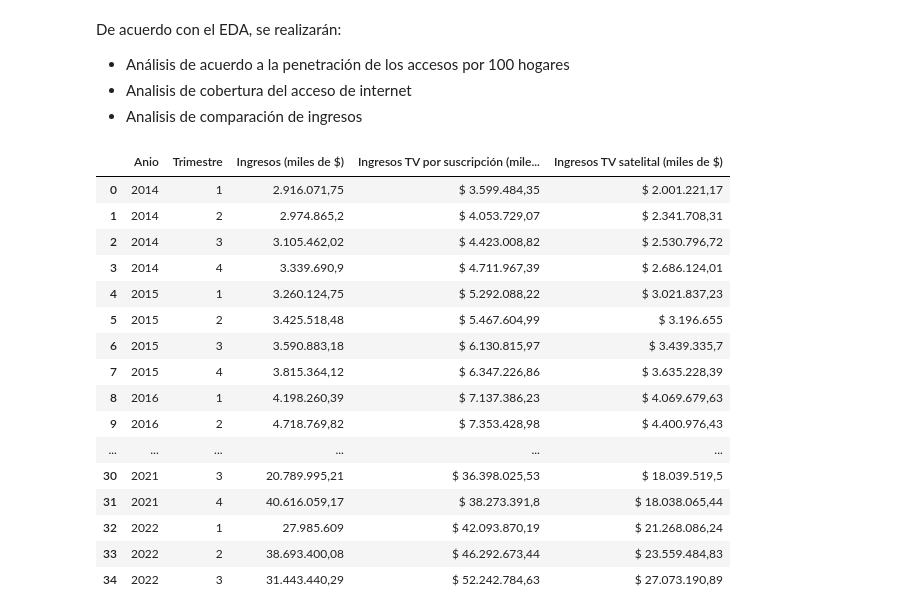
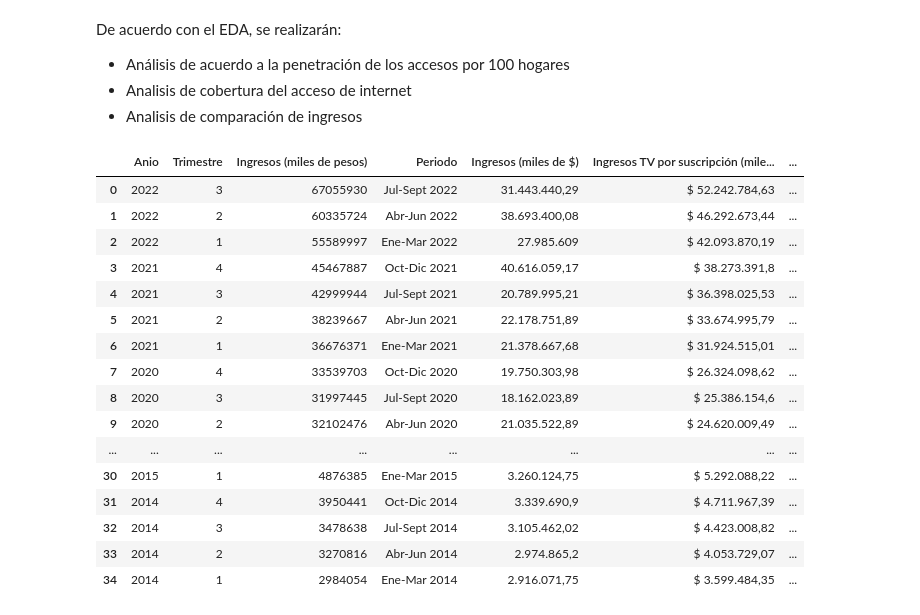
Before and after one commit to Tukytuky26/PI2_DataAnalytics, a Jupyter notebook: EDA.ipynb, the cells around one changed output. Cells and saved outputs as stored; diff of their text form; code cells hidden in the pictures.

```diff
--- a/EDA.ipynb
+++ b/EDA.ipynb
@@ -334,39 +334,39 @@ ingreso_telefonif.columns =ingreso_telefonif.columns.str.replace('Año', 'Anio')
 # %%
 def merge_bases_datos(tablas):
     # Verificar si hay al menos dos tablas para combinar
     if len(tablas) < 2:
         raise ValueError('Se requieren al menos dos tablas para combinar.')
 
     # Combinar las bases de datos utilizando la columna 'Periodo' como clave
     tabla_ingresos = tablas[0]
     for i in range(1, len(tablas)):
         tabla_ingresos = pd.merge(tabla_ingresos, tablas[i], on=['Anio', 'Trimestre'], how='inner')
 
     return tabla_ingresos
 
 # Ejemplo de uso
-tablas = [ingreso_telefonif, ingreso_tv_suscripcion]
+tablas = [i_ingresos_trimestral, ingreso_telefonif, ingreso_tv_suscripcion]
 
 tabla_ingresos = merge_bases_datos(tablas)
 
 # Mostrar la tabla combinada
 tabla_ingresos
 # %% [output]
-|  | Anio | Trimestre | Ingresos (miles de $) | Ingresos TV por suscripción (mile... | Ingresos TV satelital (miles de $) |
-| 0 | 2014 | 1 | 2.916.071,75 | $ 3.599.484,35 | $ 2.001.221,17 |
-| 1 | 2014 | 2 | 2.974.865,2 | $ 4.053.729,07 | $ 2.341.708,31 |
-| 2 | 2014 | 3 | 3.105.462,02 | $ 4.423.008,82 | $ 2.530.796,72 |
-| 3 | 2014 | 4 | 3.339.690,9 | $ 4.711.967,39 | $ 2.686.124,01 |
-| 4 | 2015 | 1 | 3.260.124,75 | $ 5.292.088,22 | $ 3.021.837,23 |
-| 5 | 2015 | 2 | 3.425.518,48 | $ 5.467.604,99 | $ 3.196.655 |
-| 6 | 2015 | 3 | 3.590.883,18 | $ 6.130.815,97 | $ 3.439.335,7 |
-| 7 | 2015 | 4 | 3.815.364,12 | $ 6.347.226,86 | $ 3.635.228,39 |
-| 8 | 2016 | 1 | 4.198.260,39 | $ 7.137.386,23 | $ 4.069.679,63 |
-| 9 | 2016 | 2 | 4.718.769,82 | $ 7.353.428,98 | $ 4.400.976,43 |
-| ... | ... | ... | ... | ... | ... |
-| 30 | 2021 | 3 | 20.789.995,21 | $ 36.398.025,53 | $ 18.039.519,5 |
-| 31 | 2021 | 4 | 40.616.059,17 | $ 38.273.391,8 | $ 18.038.065,44 |
-| 32 | 2022 | 1 | 27.985.609 | $ 42.093.870,19 | $ 21.268.086,24 |
-| 33 | 2022 | 2 | 38.693.400,08 | $ 46.292.673,44 | $ 23.559.484,83 |
-| 34 | 2022 | 3 | 31.443.440,29 | $ 52.242.784,63 | $ 27.073.190,89 |
+|  | Anio | Trimestre | Ingresos (miles de pesos) | Periodo | Ingresos (miles de $) | Ingresos TV por suscripción (mile... | ... |
+| 0 | 2022 | 3 | 67055930 | Jul-Sept 2022 | 31.443.440,29 | $ 52.242.784,63 | ... |
+| 1 | 2022 | 2 | 60335724 | Abr-Jun 2022 | 38.693.400,08 | $ 46.292.673,44 | ... |
+| 2 | 2022 | 1 | 55589997 | Ene-Mar 2022 | 27.985.609 | $ 42.093.870,19 | ... |
+| 3 | 2021 | 4 | 45467887 | Oct-Dic 2021 | 40.616.059,17 | $ 38.273.391,8 | ... |
+| 4 | 2021 | 3 | 42999944 | Jul-Sept 2021 | 20.789.995,21 | $ 36.398.025,53 | ... |
+| 5 | 2021 | 2 | 38239667 | Abr-Jun 2021 | 22.178.751,89 | $ 33.674.995,79 | ... |
+| 6 | 2021 | 1 | 36676371 | Ene-Mar 2021 | 21.378.667,68 | $ 31.924.515,01 | ... |
+| 7 | 2020 | 4 | 33539703 | Oct-Dic 2020 | 19.750.303,98 | $ 26.324.098,62 | ... |
+| 8 | 2020 | 3 | 31997445 | Jul-Sept 2020 | 18.162.023,89 | $ 25.386.154,6 | ... |
+| 9 | 2020 | 2 | 32102476 | Abr-Jun 2020 | 21.035.522,89 | $ 24.620.009,49 | ... |
+| ... | ... | ... | ... | ... | ... | ... | ... |
+| 30 | 2015 | 1 | 4876385 | Ene-Mar 2015 | 3.260.124,75 | $ 5.292.088,22 | ... |
+| 31 | 2014 | 4 | 3950441 | Oct-Dic 2014 | 3.339.690,9 | $ 4.711.967,39 | ... |
+| 32 | 2014 | 3 | 3478638 | Jul-Sept 2014 | 3.105.462,02 | $ 4.423.008,82 | ... |
+| 33 | 2014 | 2 | 3270816 | Abr-Jun 2014 | 2.974.865,2 | $ 4.053.729,07 | ... |
+| 34 | 2014 | 1 | 2984054 | Ene-Mar 2014 | 2.916.071,75 | $ 3.599.484,35 | ... |
 # %%
```
Also changed, not shown: parts of 1 cell of this notebook, 5 other files.
